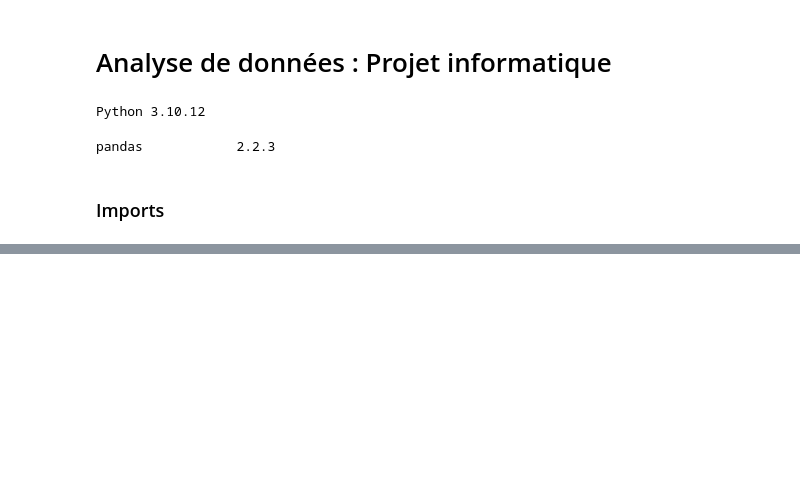
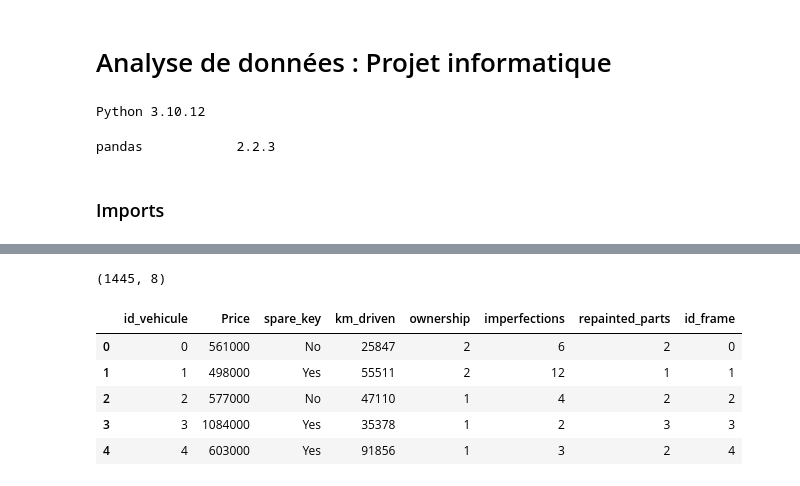
Before and after one commit to Charles-Auguste/informatique_louis_cars24, a Jupyter notebook: analysis.ipynb, the cells around one changed output, grey strips where cells are left out. Saved outputs shown, nothing was run; the diff lists cells and outputs as text; code cells hidden in the pictures; blank space fills up the shorter version.

```diff
--- a/analysis.ipynb
+++ b/analysis.ipynb
@@ -52,0 +125,15 @@ df.head()
+# %%
+# 2) Création de tables
+
+# Moteur
+df_motor = df[["Engine capacity", "Fuel type"]].drop_duplicates()
+df_motor = df_motor.reset_index(drop=False)
+df_motor = df_motor.rename(
+    columns={
+        "index": "id_motor",
+        "Engine capacity": "engine_capacity",
+        "Fuel type": "fuel_type",
+    }
+)
+print(df_motor.shape)
+df_motor.head()
@@ -52,0 +178,53 @@ df.head()
+# %%
+# Vehicule
+df_vehicule = df.reset_index(drop=False)
+df_vehicule = df_vehicule.rename(
+    columns={
+        "index": "id_vehicule",
+        "Model Name": "model_name",
+        "Manufacturing_year": "manufacturing_year",
+        "Transmission": "transmission",
+        "Spare key": "spare_key",
+        "KM driven": "km_driven",
+        "Ownership": "ownership",
+        "Imperfections": "imperfections",
+        "Repainted Parts": "repainted_parts",
+        "Engine capacity": "engine_capacity",
+        "Fuel type": "fuel_type",
+    }
+)
+df_vehicule = pd.merge(
+    df_vehicule,
+    df_motor,
+    on=["engine_capacity", "fuel_type"],
+    how="left",
+    validate="m:1",
+)
+df_vehicule = pd.merge(
+    df_vehicule,
+    df_frame,
+    on=["transmission", "manufacturing_year", "model_name", "id_motor"],
+    how="left",
+    validate="m:1",
+)
+df_vehicule = df_vehicule.drop(
+    [
+        "transmission",
+        "manufacturing_year",
+        "model_name",
+        "engine_capacity",
+        "fuel_type",
+        "id_motor",
+    ],
+    axis=1,
+)
+print(df_vehicule.shape)
+df_vehicule.head()
+# %% [output]
+(1445, 8)
+|  | id_vehicule | Price | spare_key | km_driven | ownership | imperfections | repainted_parts | id_frame |
+| 0 | 0 | 561000 | No | 25847 | 2 | 6 | 2 | 0 |
+| 1 | 1 | 498000 | Yes | 55511 | 2 | 12 | 1 | 1 |
+| 2 | 2 | 577000 | No | 47110 | 1 | 4 | 2 | 2 |
+| 3 | 3 | 1084000 | Yes | 35378 | 1 | 2 | 3 | 3 |
+| 4 | 4 | 603000 | Yes | 91856 | 1 | 3 | 2 | 4 |
```
Also changed, not shown: parts of 9 cells of this notebook, 2 other files.
